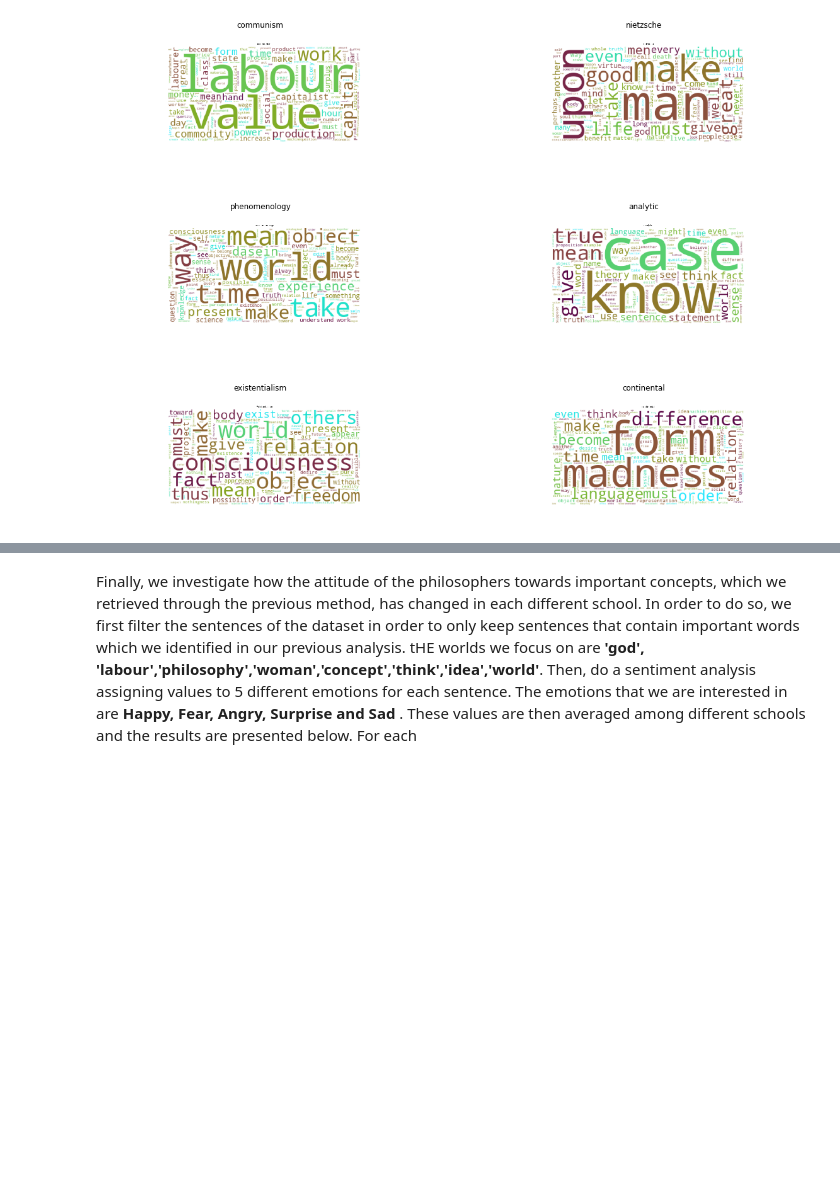
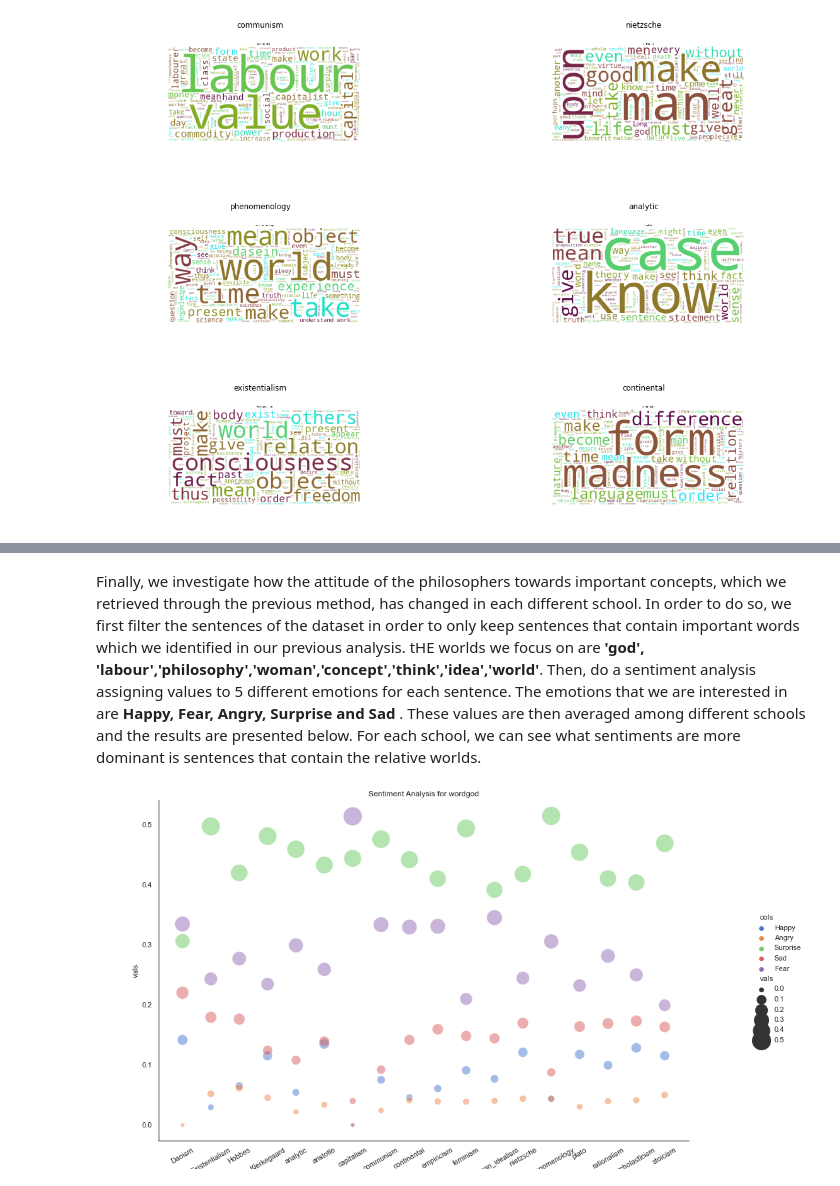
Before and after one commit to TZstatsADS/spring-2022-prj1-dafnep, a Jupyter notebook: doc/Data-science1-text.ipynb, the cells around one changed output, grey strips where cells are left out. Drawn from its saved outputs; the diff is of its cells as text; code cells hidden in the pictures; blank space fills up the shorter version.

```diff
--- a/doc/Data-science1-text.ipynb
+++ b/doc/Data-science1-text.ipynb
@@ -229,2 +255,6 @@ display.Image("./../figs/Assignment of documents  to clusters.png")
 # %% [markdown]
-Finally, we  investigate how the attitude of the philosophers towards important concepts, which we retrieved through the previous method, has changed in each different school. In order to do so, we first filter the sentences of the dataset in order to only keep sentences that contain important words which we identified in our previous analysis. tHE worlds we focus on are <b>'god', 'labour','philosophy','woman','concept','think','idea','world'</b>. Then, do a sentiment analysis assigning values to 5 different emotions for each sentence. The emotions that we are interested in are <b>Happy, Fear, Angry, Surprise and Sad </b>. These values are then averaged among different schools and the results are presented below. For each
+Finally, we  investigate how the attitude of the philosophers towards important concepts, which we retrieved through the previous method, has changed in each different school. In order to do so, we first filter the sentences of the dataset in order to only keep sentences that contain important words which we identified in our previous analysis. tHE worlds we focus on are <b>'god', 'labour','philosophy','woman','concept','think','idea','world'</b>. Then, do a sentiment analysis assigning values to 5 different emotions for each sentence. The emotions that we are interested in are <b>Happy, Fear, Angry, Surprise and Sad </b>. These values are then averaged among different schools and the results are presented below. For each school, we can see what sentiments are more dominant is sentences that contain the relative worlds.
+# %%
+display.Image("./../figs/god_sentiment.png")
+# %% [output]
+[figure, added]
```
Also changed, not shown: parts of 28 cells of this notebook, 14 other files.
